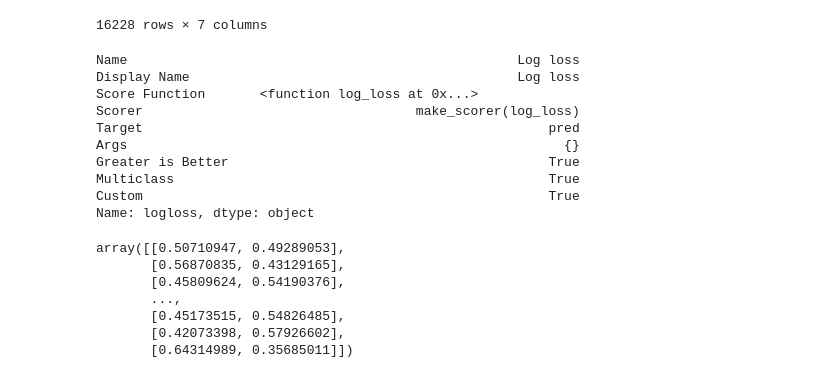
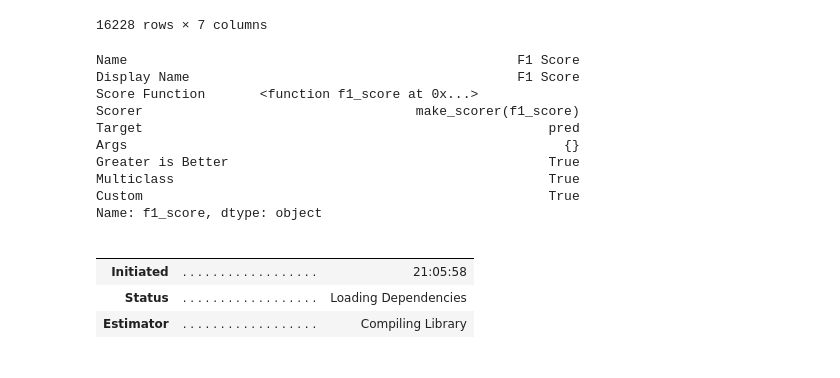
Before and after one commit to andre-lucena12/kobe-shots, a Jupyter notebook: notebooks/rascunho.ipynb, the cells around one changed output. Saved outputs shown, nothing was run; the diff lists cells and outputs as text; code cells hidden in the pictures.

```diff
--- a/notebooks/rascunho.ipynb
+++ b/notebooks/rascunho.ipynb
@@ -120,18 +105,19 @@ data_train
 16228 rows × 7 columns
 # %%
 from pycaret.classification import *
-from sklearn.metrics import log_loss
+from sklearn.metrics import log_loss, f1_score
 
 stp = setup(data = data_train, target= 'shot_made_flag', session_id= 19)
-add_metric('logloss', 'Log loss', log_loss)
+add_metric('logloss', 'Log loss', log_loss, greater_is_better = False)
+add_metric('f1_score', 'F1 Score', f1_score)
 # %% [output]
-Name                                                  Log loss
-Display Name                                          Log loss
-Score Function       <function log_loss at 0x...>
-Scorer                                   make_scorer(log_loss)
+Name                                                  F1 Score
+Display Name                                          F1 Score
+Score Function       <function f1_score at 0x...>
+Scorer                                   make_scorer(f1_score)
 Target                                                    pred
 Args                                                        {}
 Greater is Better                                         True
 Multiclass                                                True
 Custom                                                    True
-Name: logloss, dtype: object
+Name: f1_score, dtype: object
@@ -144,10 +124,8 @@ y_pred = lr_model.predict_proba(X_test)
-# %%
-y_pred
-# %% [output]
-array([[0.50710947, 0.49289053],
-       [0.56870835, 0.43129165],
-       [0.45809624, 0.54190376],
-       ...,
-       [0.45173515, 0.54826485],
-       [0.42073398, 0.57926602],
-       [0.64314989, 0.35685011]])
+# %%
+best_model = compare_models(fold= 10, sort= 'f1_score')
+# %% [output]
+|  |  |  |
+|  |  |  |
+| Initiated | . . . . . . . . . . . . . . . . . . | 21:05:58 |
+| Status | . . . . . . . . . . . . . . . . . . | Loading Dependencies |
+| Estimator | . . . . . . . . . . . . . . . . . . | Compiling Library |
```
Also changed, not shown: parts of 8 cells of this notebook, 1 other file.
